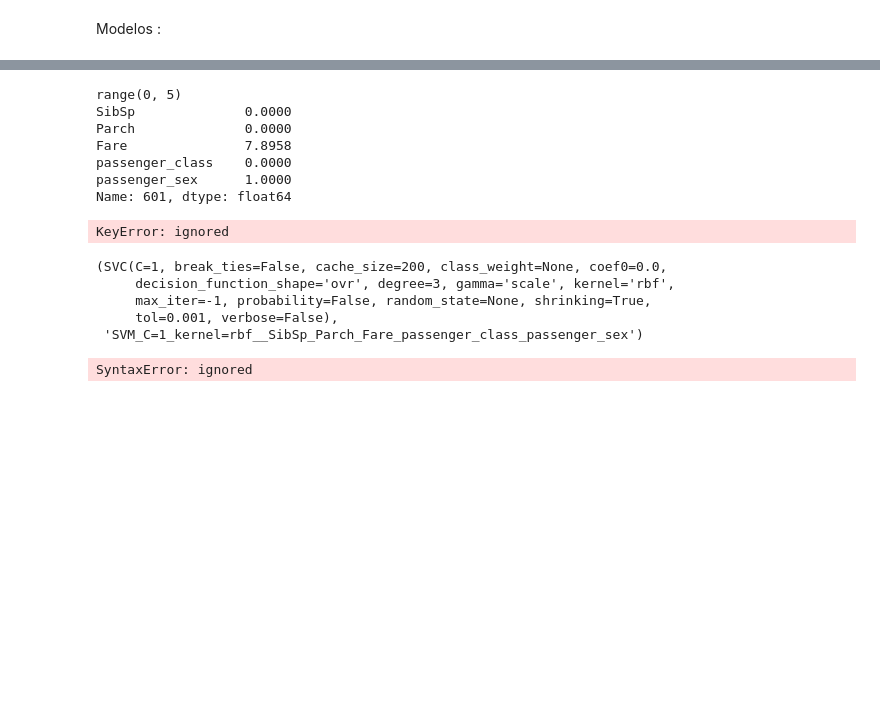
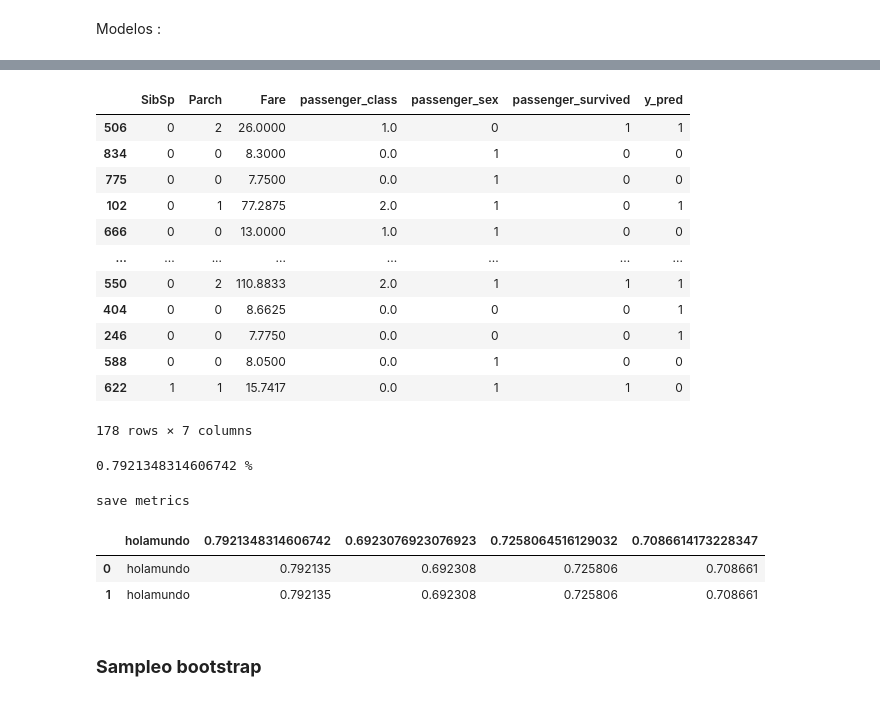
Before and after one commit to bhlr/statisticalLearning, a Jupyter notebook: proyecto1/proyecto.ipynb, the cells around one changed output, grey strips where cells are left out. Cells and saved outputs as stored; diff of their text form; code cells hidden in the pictures; blank space fills up the shorter version.

```diff
--- a/proyecto1/proyecto.ipynb
+++ b/proyecto1/proyecto.ipynb
@@ -305,24 +343,19 @@ def calculate_probability(x, mean, stdev):
 	exponent = exp(-((x-mean)**2 / (2 * stdev**2 )))
 	return (1 / (sqrt(2 * pi) * stdev)) * exponent
 
-
-
-
 def bayes_prob(row, model):
-  print(range(len(row)))
-  print(row)
   y_probs = model.iloc[:,-1]
   summaries = model.iloc[:,:-1]
   probabilities = dict()
   for class_y, y_prob in y_probs.items():
     probabilities[class_y] = y_prob
-    for i in range(len(row)):
-      std = summaries.loc[class_y, (i,'std')]
-      mean = summaries.loc[class_y, (i,'mean')]
-      probabilities[class_value] *= calculate_probability(row[i], mean, stdev)
+    for index, value in row.items():
+      stdev = summaries.loc[class_y, (index,'std')]
+      mean = summaries.loc[class_y, (index,'mean')]
+      probabilities[class_y] *= calculate_probability(row[index], mean, stdev)
   return max(probabilities, key = probabilities.get)
 
-def predict(model, X):
+def naive_bayes_predict(model, X):
   y_hat = X.apply(lambda row: bayes_prob(row, model), axis = 1)
   return y_hat
 # %%
@@ -338,24 +371,23 @@ model
-# %%
-
-predict(model, X_valid)
-# %% [output]
-range(0, 5)
-SibSp              0.0000
-Parch              0.0000
-Fare               7.8958
-passenger_class    0.0000
-passenger_sex      1.0000
-Name: 601, dtype: float64
-KeyError: ignored
-# %%
-SVM(X_train, y_train)
-# %% [output]
-(SVC(C=1, break_ties=False, cache_size=200, class_weight=None, coef0=0.0,
-     decision_function_shape='ovr', degree=3, gamma='scale', kernel='rbf',
-     max_iter=-1, probability=False, random_state=None, shrinking=True,
-     tol=0.001, verbose=False),
- 'SVM_C=1_kernel=rbf__SibSp_Parch_Fare_passenger_class_passenger_sex')
-# %%
-data = load(svm_lr=0.01_reg=0.1_var1_var2_var3.pkl, mmap_mode='r')
-# %% [output]
-SyntaxError: ignored
+# %%
+X_valid
+y_pred = naive_bayes_predict(model, X_valid)
+data = X_valid.merge(y_valid, left_index = True, right_index = True)
+data.merge(y_pred.to_frame(name = 'y_pred'), left_index = True, right_index = True)
+# %% [output]
+|  | SibSp | Parch | Fare | passenger_class | passenger_sex | passenger_survived | y_pred |
+| 506 | 0 | 2 | 26.0000 | 1.0 | 0 | 1 | 1 |
+| 834 | 0 | 0 | 8.3000 | 0.0 | 1 | 0 | 0 |
+| 775 | 0 | 0 | 7.7500 | 0.0 | 1 | 0 | 0 |
+| 102 | 0 | 1 | 77.2875 | 2.0 | 1 | 0 | 1 |
+| 666 | 0 | 0 | 13.0000 | 1.0 | 1 | 0 | 0 |
+| ... | ... | ... | ... | ... | ... | ... | ... |
+| 550 | 0 | 2 | 110.8833 | 2.0 | 1 | 1 | 1 |
+| 404 | 0 | 0 | 8.6625 | 0.0 | 0 | 0 | 1 |
+| 246 | 0 | 0 | 7.7750 | 0.0 | 0 | 0 | 1 |
+| 588 | 0 | 0 | 8.0500 | 0.0 | 1 | 0 | 0 |
+| 622 | 1 | 1 | 15.7417 | 0.0 | 1 | 1 | 0 |
+178 rows × 7 columns
+# %%
+print(accuracy_score(y_valid, y_pred), '%')
+# %% [output]
+0.7921348314606742 %
@@ -361,0 +406,13 @@ SyntaxError: ignored
+# %%
+model_log('holamundo', y_valid, y_pred)
+# %% [output]
+save metrics
+# %%
+results = pd.read_csv('results.csv')
+results.head()
+# %% [output]
+|  | holamundo | 0.7921348314606742 | 0.6923076923076923 | 0.7258064516129032 | 0.7086614173228347 |
+| 0 | holamundo | 0.792135 | 0.692308 | 0.725806 | 0.708661 |
+| 1 | holamundo | 0.792135 | 0.692308 | 0.725806 | 0.708661 |
+# %% [markdown]
+### **Sampleo bootstrap**
```
Also changed, not shown: parts of 19 cells of this notebook.
